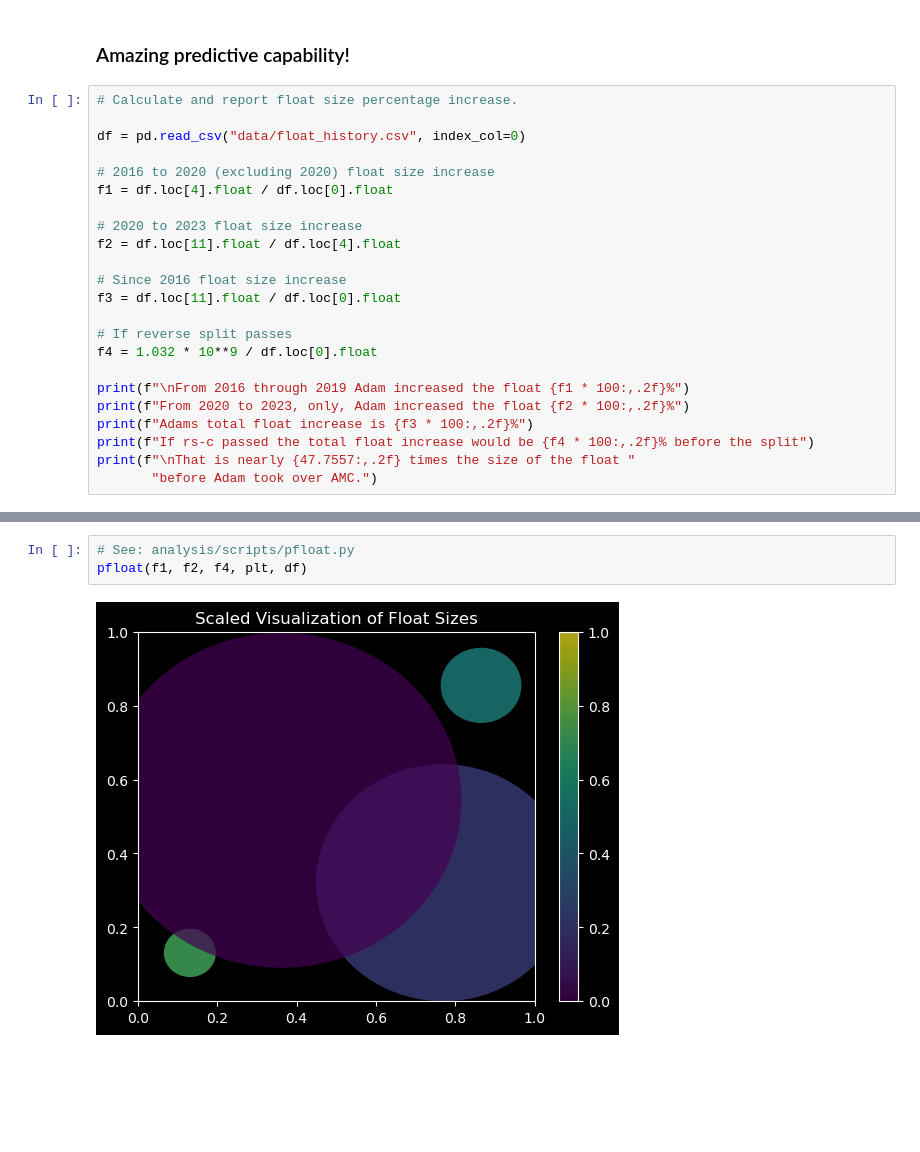
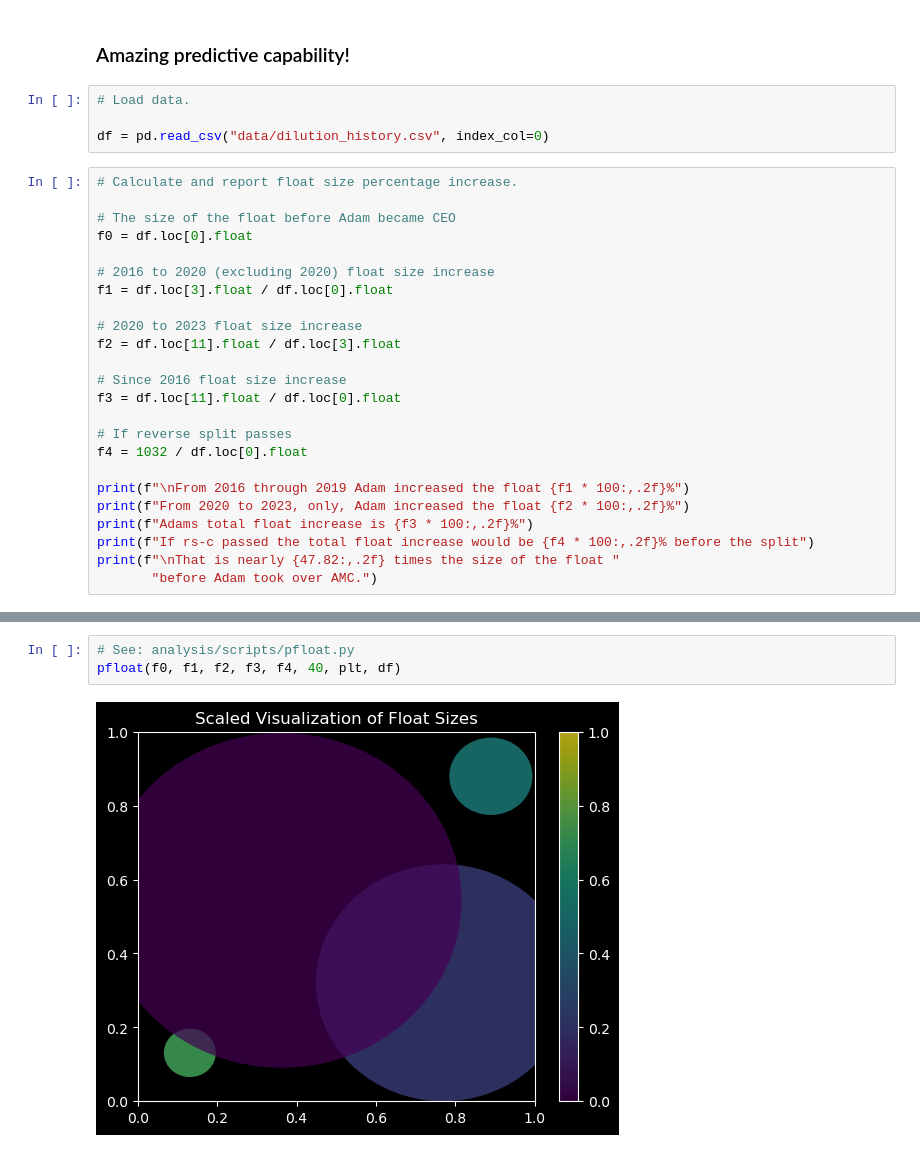
Before and after one commit to chris-hamberg/fundamentals, a Jupyter notebook: analysis/notebook.ipynb, the cells around one changed output, grey strips where cells are left out. Drawn from its saved outputs; the diff is of its cells as text; blank space fills up the shorter version.

```diff
--- a/analysis/notebook.ipynb
+++ b/analysis/notebook.ipynb
@@ -667,27 +668,32 @@ backtest(a3, b3, plt, df)
 [figure]
 # %% [markdown]
 ### Amazing predictive capability!
+# %%
+# Load data.
+
+df = pd.read_csv("data/dilution_history.csv", index_col=0)
 # %%
 # Calculate and report float size percentage increase.
 
-df = pd.read_csv("data/float_history.csv", index_col=0)
+# The size of the float before Adam became CEO
+f0 = df.loc[0].float
 
 # 2016 to 2020 (excluding 2020) float size increase
-f1 = df.loc[4].float / df.loc[0].float
+f1 = df.loc[3].float / df.loc[0].float
 
 # 2020 to 2023 float size increase
-f2 = df.loc[11].float / df.loc[4].float
+f2 = df.loc[11].float / df.loc[3].float
 
 # Since 2016 float size increase
 f3 = df.loc[11].float / df.loc[0].float
 
 # If reverse split passes
-f4 = 1.032 * 10**9 / df.loc[0].float
+f4 = 1032 / df.loc[0].float
 
 print(f"\nFrom 2016 through 2019 Adam increased the float {f1 * 100:,.2f}%")
 print(f"From 2020 to 2023, only, Adam increased the float {f2 * 100:,.2f}%")
 print(f"Adams total float increase is {f3 * 100:,.2f}%")
 print(f"If rs-c passed the total float increase would be {f4 * 100:,.2f}% before the split")
-print(f"\nThat is nearly {47.7557:,.2f} times the size of the float "
+print(f"\nThat is nearly {47.82:,.2f} times the size of the float "
        "before Adam took over AMC.")
 # %% [output]
@@ -715,6 +721,6 @@ That is nearly 47.76 times the size of the float before Adam took over AMC.
 # %%
 # See: analysis/scripts/pfloat.py
-pfloat(f1, f2, f4, plt, df)
+pfloat(f0, f1, f2, f3, f4, 40, plt, df)
 # %% [output]
-[figure, old version]
+[figure, new version]
 # %% [markdown]
```
Also changed, not shown: parts of 43 cells of this notebook, 17 other files.
